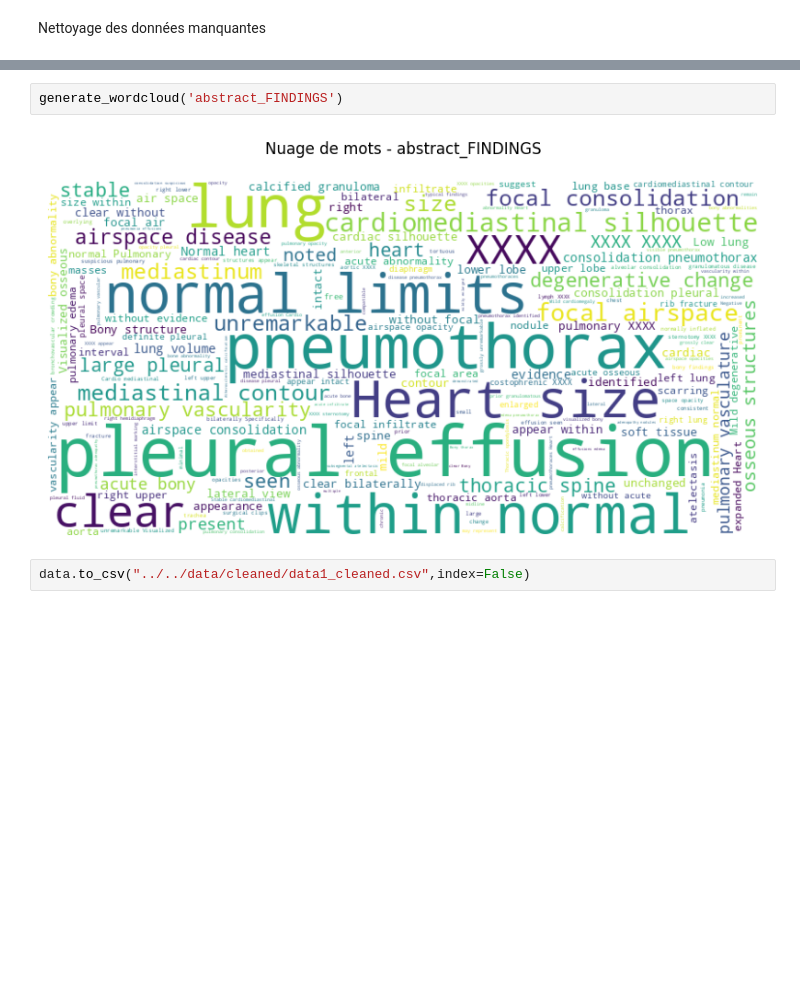
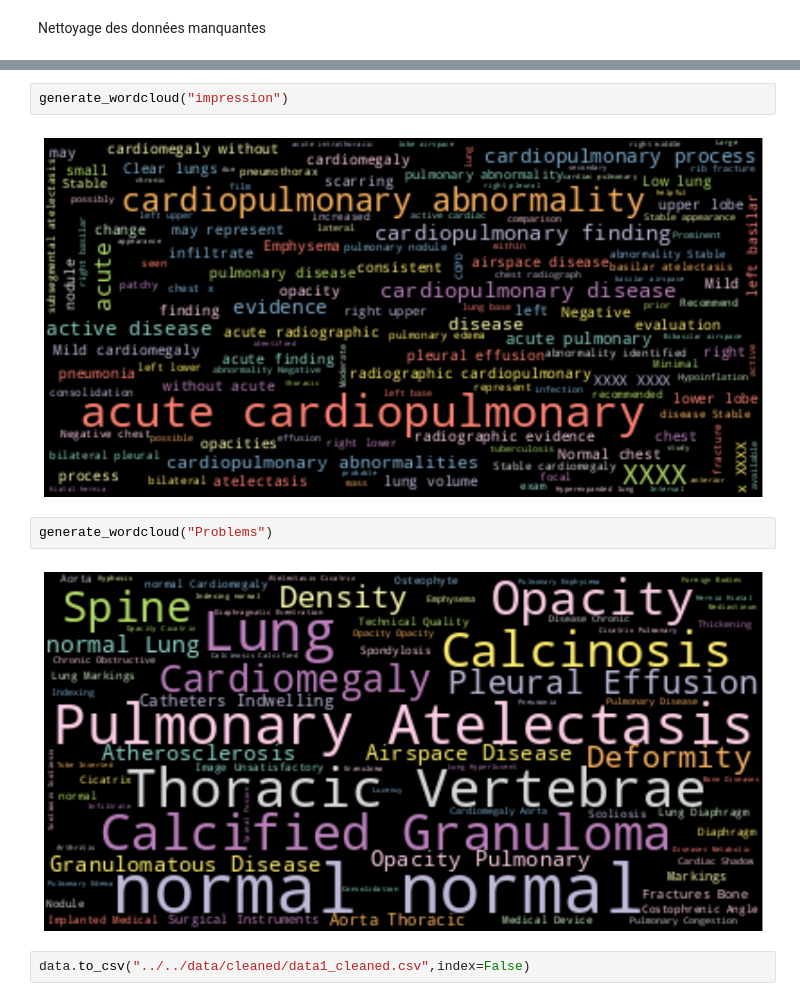
Before and after one commit to sow19/Detection-d-anomalies, a Jupyter notebook: code_source/pretraitement/data_analyse_dataset1.ipynb, the cells around one changed output, grey strips where cells are left out. Drawn from its saved outputs; the diff is of its cells as text; blank space fills up the shorter version.

```diff
--- a/code_source/pretraitement/data_analyse_dataset1.ipynb
+++ b/code_source/pretraitement/data_analyse_dataset1.ipynb
@@ -132,6 +115,10 @@ generate_wordcloud("abstract_IMPRESSION")
 # %%
-generate_wordcloud('abstract_FINDINGS')
+generate_wordcloud("impression")
 # %% [output]
-[figure, old version]
+[figure, new version]
+# %%
+generate_wordcloud("Problems")
+# %% [output]
+[figure, added]
 # %%
 data.to_csv("../../data/cleaned/data1_cleaned.csv",index=False)
```
Also changed, not shown: parts of 19 cells of this notebook, 4 other files.
